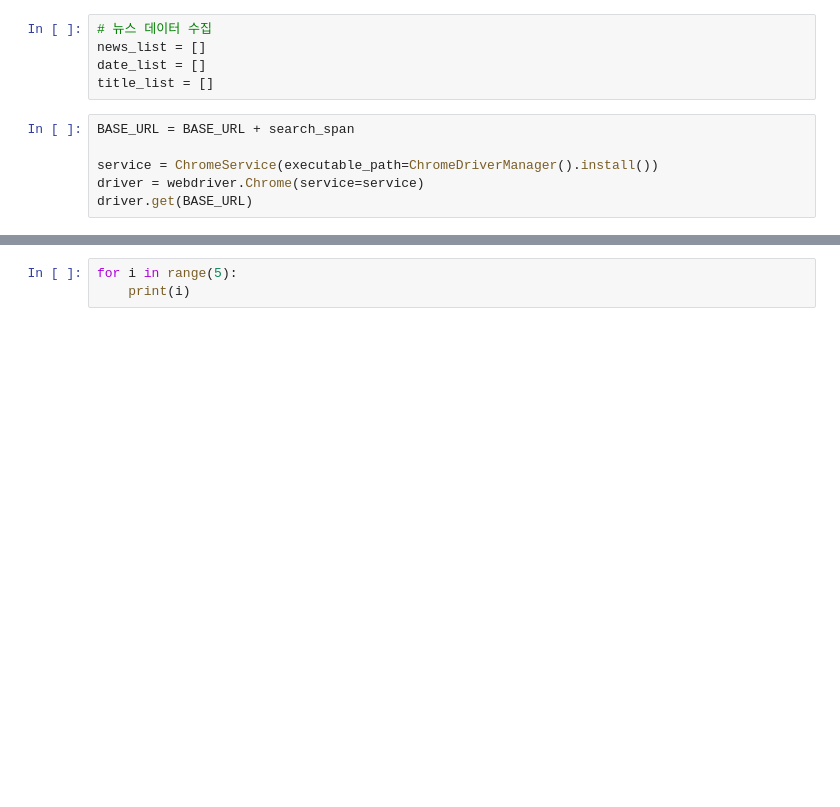
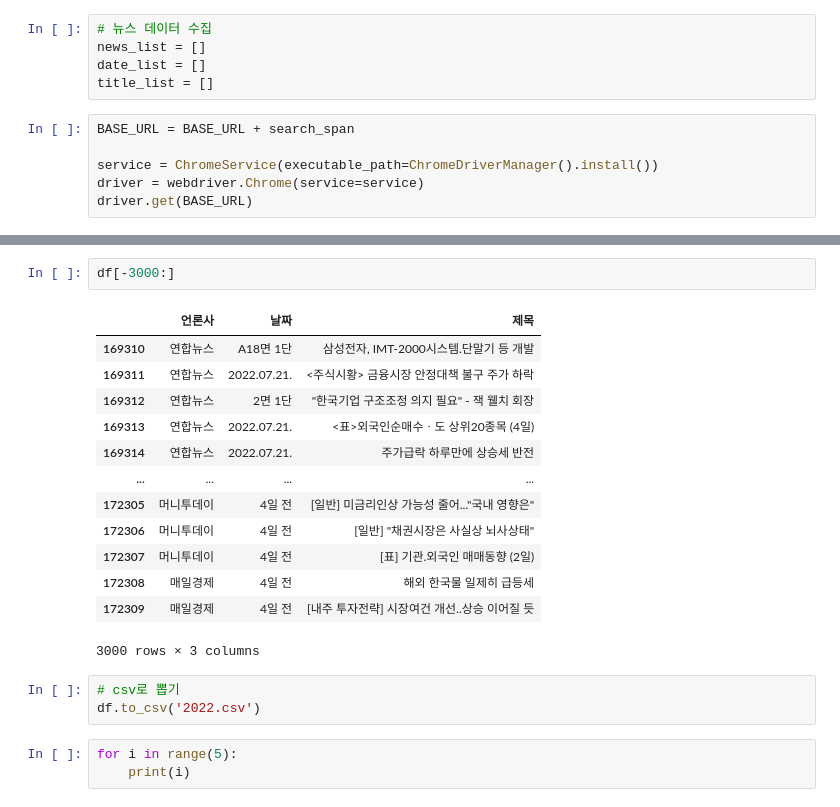
Before and after one commit to lhshs/2022_YDS2, a Jupyter notebook: 005930_News_Crawling1-Copy1.ipynb, the cells around one changed output, grey strips where cells are left out. Cells and saved outputs as stored; diff of their text form; blank space fills up the shorter version.

```diff
--- a/005930_News_Crawling1-Copy1.ipynb
+++ b/005930_News_Crawling1-Copy1.ipynb
@@ -210,3 +222,22 @@ df.to_csv('2022_06_23.csv')
+# %%
+df[-3000:]
+# %% [output]
+|  | 언론사 | 날짜 | 제목 |
+| 169310 | 연합뉴스 | A18면 1단 | 삼성전자, IMT-2000시스템.단말기 등 개발 |
+| 169311 | 연합뉴스 | 2022.07.21. | <주식시황> 금융시장 안정대책 불구 주가 하락 |
+| 169312 | 연합뉴스 | 2면 1단 | "한국기업 구조조정 의지 필요" - 잭 웰치 회장 |
+| 169313 | 연합뉴스 | 2022.07.21. | <표>외국인순매수ㆍ도 상위20종목 (4일) |
+| 169314 | 연합뉴스 | 2022.07.21. | 주가급락 하루만에 상승세 반전 |
+| ... | ... | ... | ... |
+| 172305 | 머니투데이 | 4일 전 | [일반] 미금리인상 가능성 줄어..."국내 영향은" |
+| 172306 | 머니투데이 | 4일 전 | [일반] "채권시장은 사실상 뇌사상태" |
+| 172307 | 머니투데이 | 4일 전 | [표] 기관.외국인 매매동향 (2일) |
+| 172308 | 매일경제 | 4일 전 | 해외 한국물 일제히 급등세 |
+| 172309 | 매일경제 | 4일 전 | [내주 투자전략] 시장여건 개선..상승 이어질 듯 |
+3000 rows × 3 columns
+# %%
+# csv로 뽑기
+df.to_csv('2022.csv')
 # %%
 for i in range(5):
     print(i)
```
Also changed, not shown: parts of 4 cells of this notebook, 2 other files.
